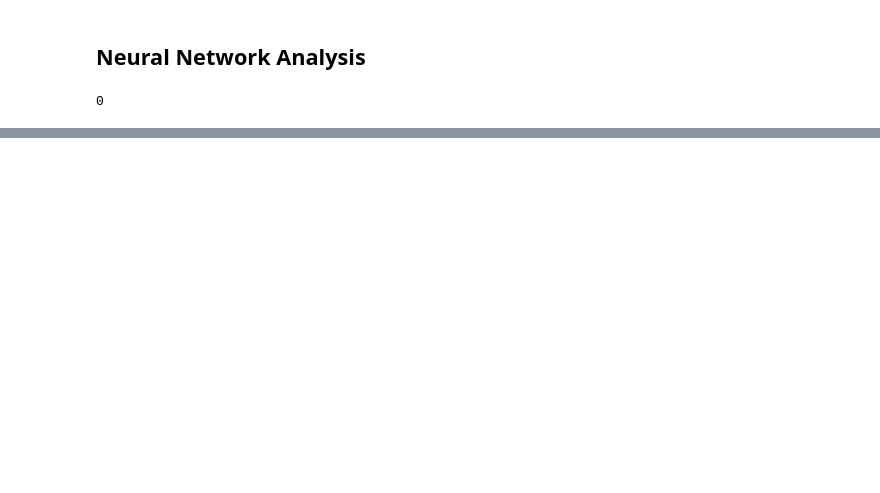
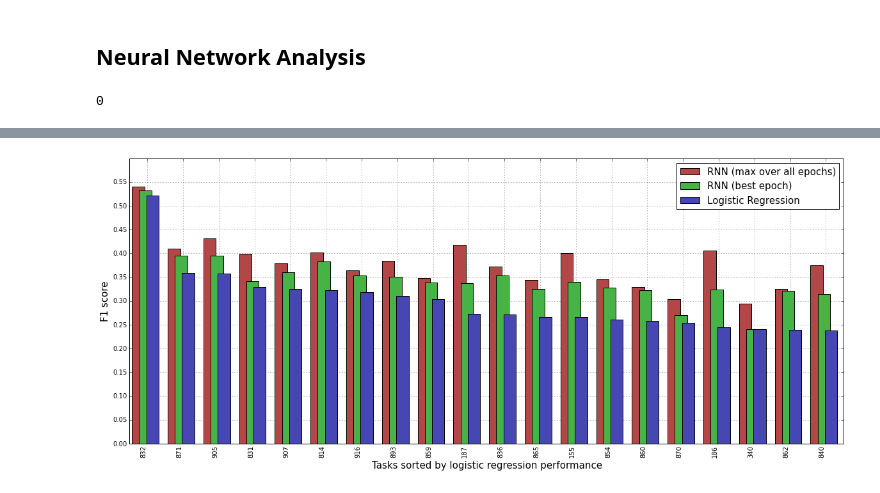
Before and after one commit to jessemzhang/deep_learning_genomics_nlp, a Jupyter notebook: baselines/logistic_regression.ipynb, the cells around one changed output, grey strips where cells are left out. Saved outputs shown, nothing was run; the diff lists cells and outputs as text; code cells hidden in the pictures; blank space fills up the shorter version.

```diff
--- a/baselines/logistic_regression.ipynb
+++ b/baselines/logistic_regression.ipynb
@@ -204,0 +226,13 @@ F1 = np.array(F1)
+# %%
+# Compare the performance of the RNN at the most recent epoch to that of the LR model
+for ii in range(len(F1)):
+    test2 = []
+    for j,i in enumerate([F1[ii,good_inds[i]] for i in range(n)]):
+        if a[j][2]*80000 <= 800:
+            test2.append([i,a[j][0]])
+    test2 = np.array(test2)
+
+    print '%d\t%.3f\t%.3f'%(ii,np.sum(test2[:,0]>test[:,1])/float(len(test2)),
+                            (np.sum(test2[:,0]-test2[:,1])/len(test2)))
+
+    if ii > 42: break
@@ -204,0 +268,32 @@ F1 = np.array(F1)
+# %%
+# Plot everything using a bar plot
+import colorsys
+def bars_curves_set(curves_set,labels,method_names):
+    N_sets = len(curves_set)
+    HSV_tuples = [(x*1.0/N_sets, 0.6, 0.7) for x in range(N_sets)]
+    RGB_tuples = map(lambda x: colorsys.hsv_to_rgb(*x), HSV_tuples)
+    N = len(curves_set[0])
+    ind = np.arange(N)
+    width = 0.35
+    fig, ax = plt.subplots(figsize=(20,8))
+    plt.grid(which='minor',zorder=0)
+    plt.grid(which='major',zorder=0)
+    for i in range(N_sets):
+        rects = ax.bar(ind-0.2+i*0.2,curves_set[i],width,color=RGB_tuples[i],
+                    ecolor='k',align='center',label=labels[i],zorder=3)
+    ax.set_ylabel('F1 score',size=15)
+    xticks_pos = [0.65*patch.get_width() + patch.get_xy()[0] -0.2 for patch in rects]
+    plt.xticks(xticks_pos, method_names, ha='right', rotation=90)
+    plt.yticks(np.arange(0,1.1*max([max(i) for i in curves_set]),0.05))
+    plt.xlim([np.min(xticks_pos)-0.5,np.max(xticks_pos)+0.5])
+    plt.xlabel('Tasks sorted by logistic regression performance',size=15)
+    plt.legend(fontsize=15)
+    plt.savefig('/data/deep_learning/project_deliverables/F1_scores.png', format='png', dpi=200)
+
+k = 20
+curve_set = [test[:k,0],test2[:k,0],test[:k,1]]
+bars_curves_set(curve_set,
+            labels = ['RNN (max over all epochs)','RNN (best epoch)','Logistic Regression'],
+            method_names = np.array([str(i) for i in save_tasks[:k]]))
+# %% [output]
+[figure, added]
```
Also changed, not shown: parts of 19 cells of this notebook.
